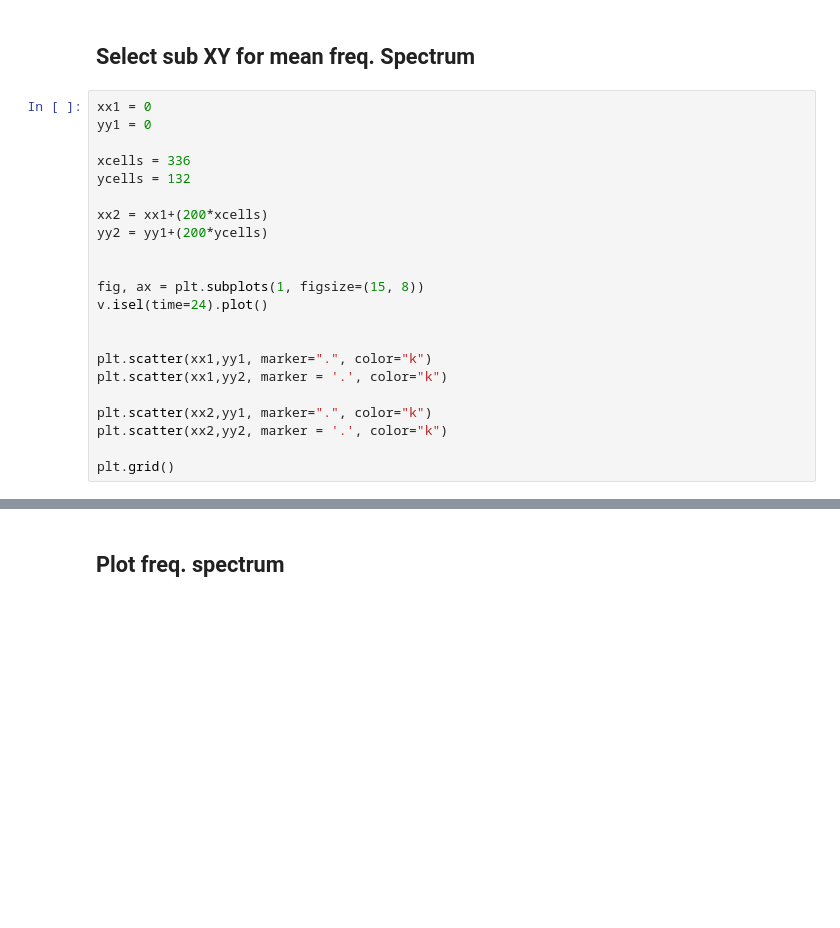
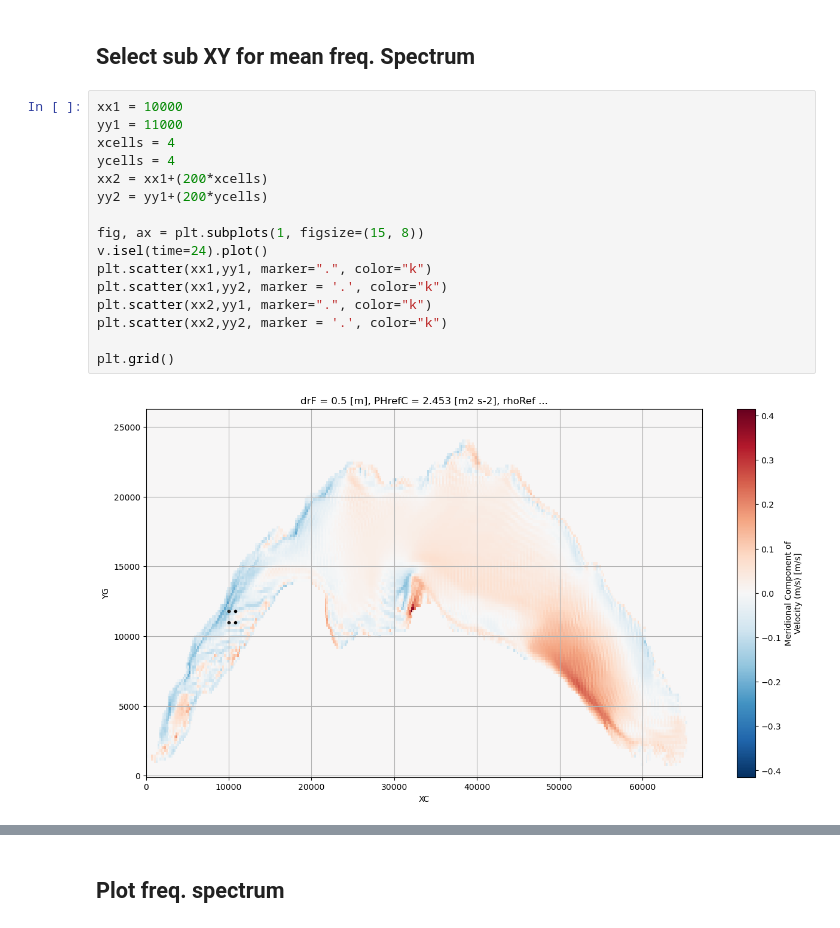
Before and after one commit to leroquan/horizontal_structure_analysis, a Jupyter notebook: seiches/compute_internal_wave_energy.ipynb, the cells around one changed output, grey strips where cells are left out. Drawn from its saved outputs; the diff is of its cells as text; blank space fills up the shorter version.

```diff
--- a/seiches/compute_internal_wave_energy.ipynb
+++ b/seiches/compute_internal_wave_energy.ipynb
@@ -136,24 +55,20 @@ w_fft = xr_compute_meanfft(w, M=m_seg)
 # %% [markdown]
 ## Select sub XY for mean freq. Spectrum
 # %%
-xx1 = 0
-yy1 = 0
-
-xcells = 336
-ycells = 132
-
+xx1 = 10000
+yy1 = 11000
+xcells = 4
+ycells = 4
 xx2 = xx1+(200*xcells)
 yy2 = yy1+(200*ycells)
 
-
 fig, ax = plt.subplots(1, figsize=(15, 8))
 v.isel(time=24).plot()
-
-
 plt.scatter(xx1,yy1, marker=".", color="k")
 plt.scatter(xx1,yy2, marker = '.', color="k")
-
 plt.scatter(xx2,yy1, marker=".", color="k")
 plt.scatter(xx2,yy2, marker = '.', color="k")
 
 plt.grid()
+# %% [output]
+[figure, added]
```
Also changed, not shown: parts of 52 cells of this notebook, 4 other files.
